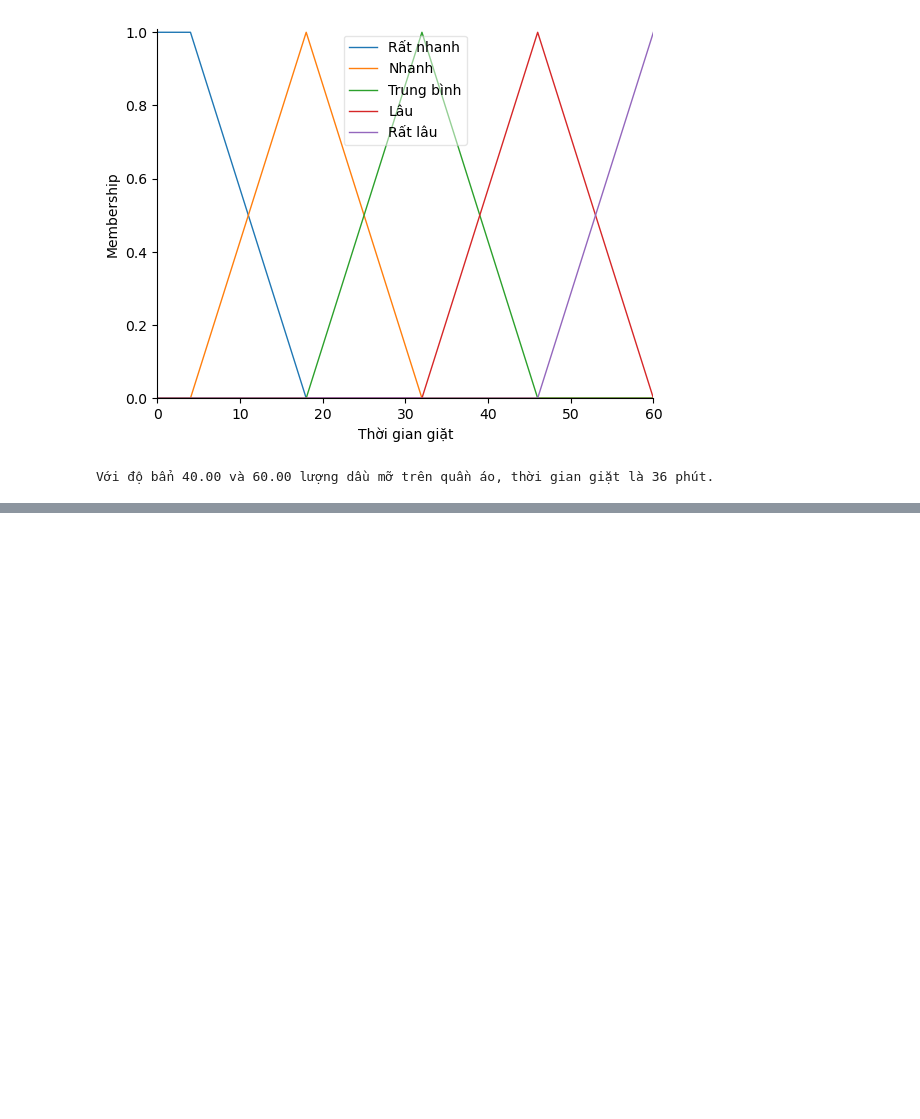
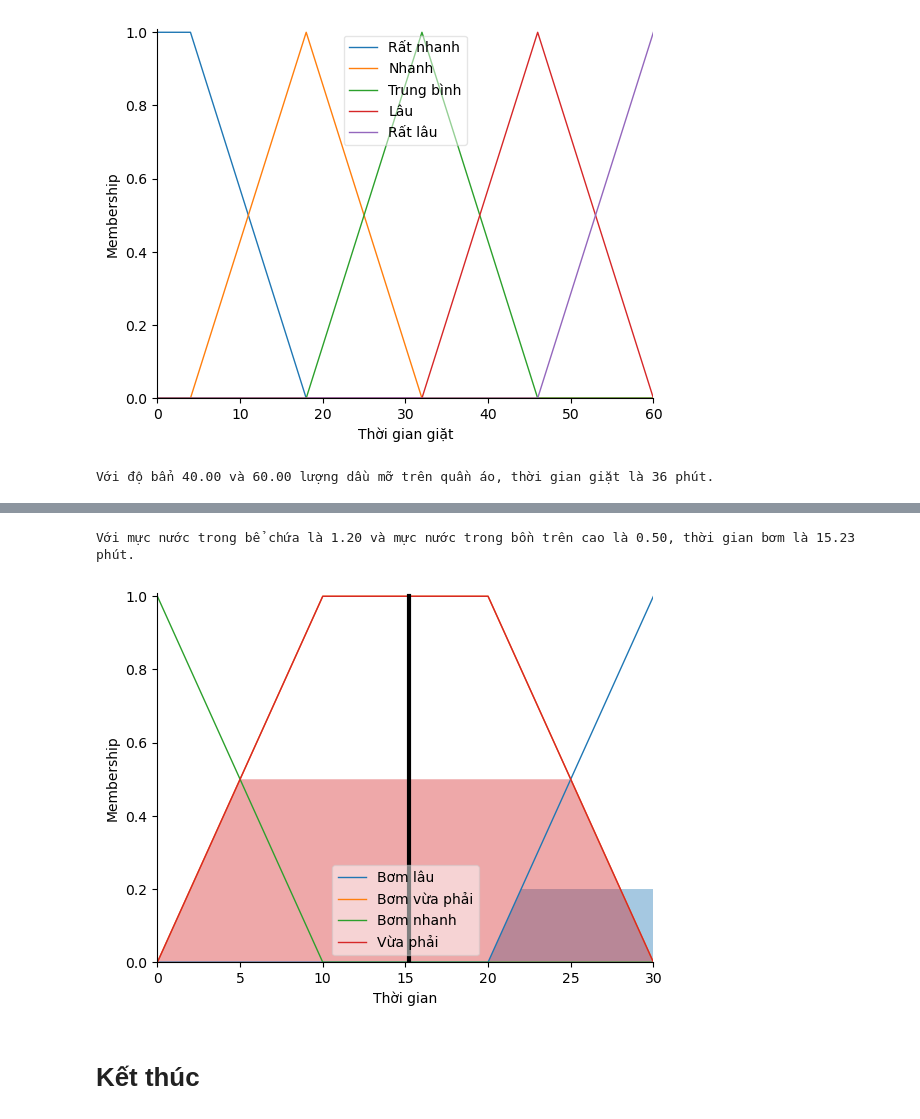
Before and after one commit to ThuanNP/sgu26_fuzzy_logic_app, a Jupyter notebook: Bai03/BaiTap3.ipynb, the cells around one changed output, grey strips where cells are left out. Drawn from its saved outputs; the diff is of its cells as text; code cells hidden in the pictures; blank space fills up the shorter version.

```diff
--- a/Bai03/BaiTap3.ipynb
+++ b/Bai03/BaiTap3.ipynb
@@ -237,0 +179,29 @@ Với độ bẩn 40.00 và 60.00 lượng dầu mỡ trên quần áo, thời g
+# %%
+### Đưa các luật vào hệ thống
+R1 = ctrl.Rule(Tank["Đầy"] & Cistern["Đầy"], Time["Bơm nhanh"]%.0)
+R2 = ctrl.Rule(Tank["Đầy"] & Cistern["Còn nước"], Time["Bơm nhanh"]%.0)
+R3 = ctrl.Rule(Tank["Đầy"] & Cistern["Gần cạn"], Time["Bơm nhanh"]%.0)
+R4 = ctrl.Rule(Tank["Gần hết"] & Cistern["Đầy"], Time["Bơm lâu"])
+R5 = ctrl.Rule(Tank["Gần hết"] & Cistern["Còn nước"], Time["Vừa phải"])
+R6 = ctrl.Rule(Tank["Gần hết"] & Cistern["Gần cạn"], Time["Bơm nhanh"])
+
+### Tạo mô hình để suy diễn
+model = ctrl.ControlSystemSimulation(ctrl.ControlSystem([R1, R2, R3, R4, R5, R6]))
+
+### Đưa dữ liệu vào mô hình để xử lý
+a = float(input("Mực nước trong bể chứa là [0-2]: "))
+model.input["Bể chứa"] = a
+b = float(input("Mực nước trong bồn trên cao là [0-2]: "))
+model.input["Bồn"] = b
+model.compute()
+c = model.output["Thời gian"]
+print("Với mực nước trong bể chứa là %.2f và mực nước trong bồn trên cao là %.2f, thời gian bơm là %.2f phút." % (a, b, c))
+# %% [output]
+Với mực nước trong bể chứa là 1.20 và mực nước trong bồn trên cao là 0.50, thời gian bơm là 15.23 phút.
+# %%
+Time.view(model)
+plt.show()
+# %% [output]
+[figure, added]
+# %% [markdown]
+# Kết thúc
```
Also changed, not shown: parts of 7 cells of this notebook.
